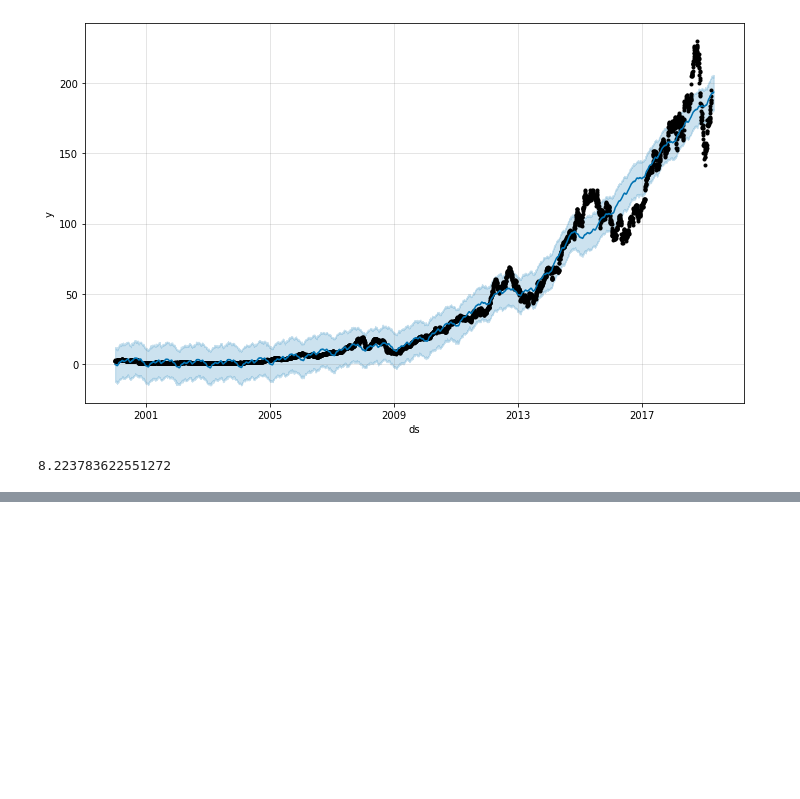
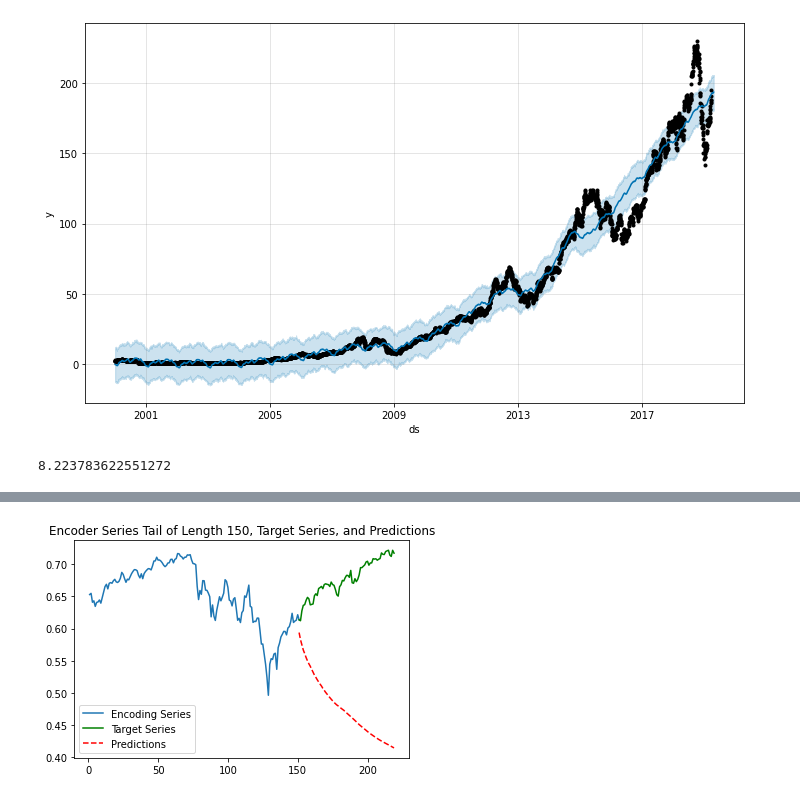
Before and after one commit to Parth7/ML-for-finance, a Jupyter notebook: Wavenet_time_series.ipynb, the cells around one changed output, grey strips where cells are left out. Cells and saved outputs as stored; diff of their text form; code cells hidden in the pictures; blank space fills up the shorter version.

```diff
--- a/Wavenet_time_series.ipynb
+++ b/Wavenet_time_series.ipynb
@@ -168,0 +377,33 @@ df = df.T
+# %%
+encoder_input_data = get_time_block_series(series_array, date_to_index, val_enc_start, val_enc_end)
+encoder_input_data, encode_series_mean = transform_series_encode(encoder_input_data)
+
+decoder_target_data = get_time_block_series(series_array, date_to_index, val_pred_start, val_pred_end)
+decoder_target_data = transform_series_decode(decoder_target_data, encode_series_mean)
+# %%
+def predict_and_plot(encoder_input_data, decoder_target_data, sample_ind, enc_tail_len=50):
+
+    encode_series = encoder_input_data[sample_ind:sample_ind+1,:,:]
+    pred_series = predict_sequence(encode_series)
+
+    encode_series = encode_series.reshape(-1,1)
+    pred_series = pred_series.reshape(-1,1)
+    target_series = decoder_target_data[sample_ind,:,:].reshape(-1,1)
+
+    encode_series_tail = np.concatenate([encode_series[-enc_tail_len:],target_series[:1]])
+    x_encode = encode_series_tail.shape[0]
+
+    #plt.figure(figsize=(10,6))
+
+    plt.plot(range(1,x_encode+1),encode_series_tail)
+    plt.plot(range(x_encode,x_encode+pred_steps-31),target_series,color='green')
+    plt.plot(range(x_encode,x_encode+pred_steps-31),pred_series[:69],color='red',linestyle='--')
+
+    plt.title('Encoder Series Tail of Length %d, Target Series, and Predictions' % enc_tail_len)
+    plt.legend(['Encoding Series','Target Series','Predictions'])
+# %%
+# sp500 prediction
+predict_and_plot(encoder_input_data, decoder_target_data,
+                 sample_ind=0, enc_tail_len=150)
+# %% [output]
+[figure, added]
```
Also changed, not shown: parts of 15 cells of this notebook.
